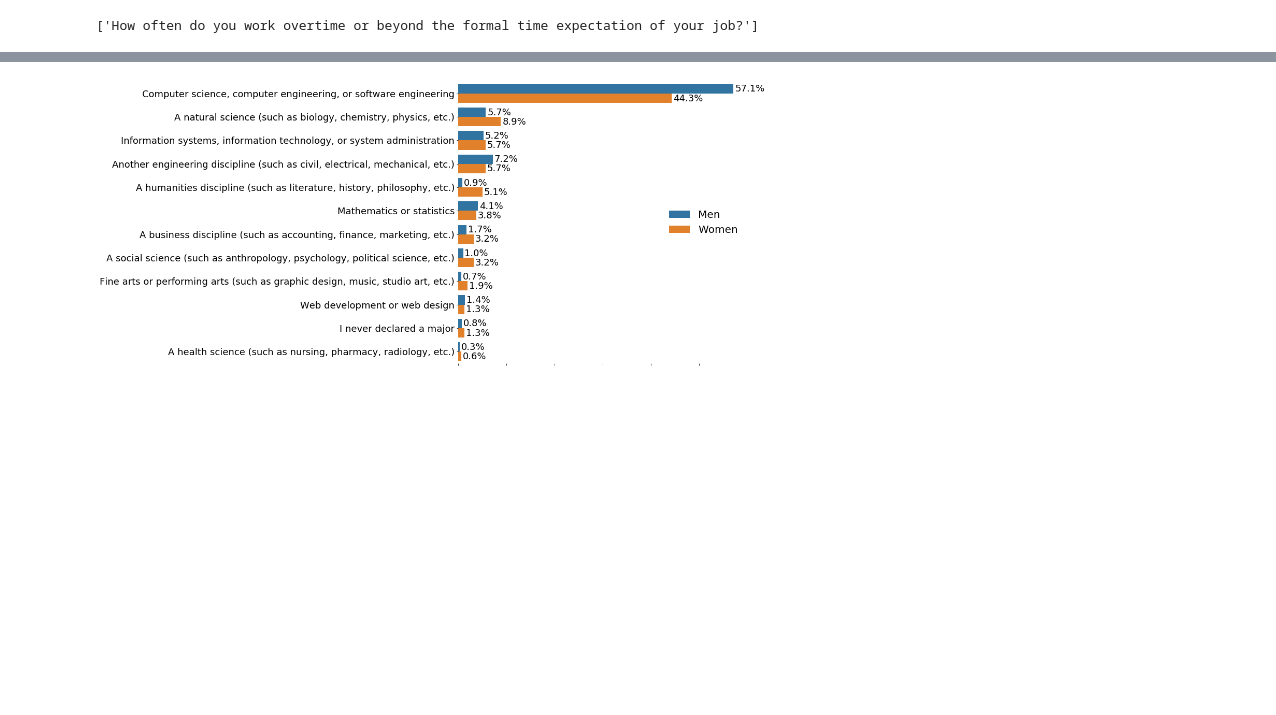
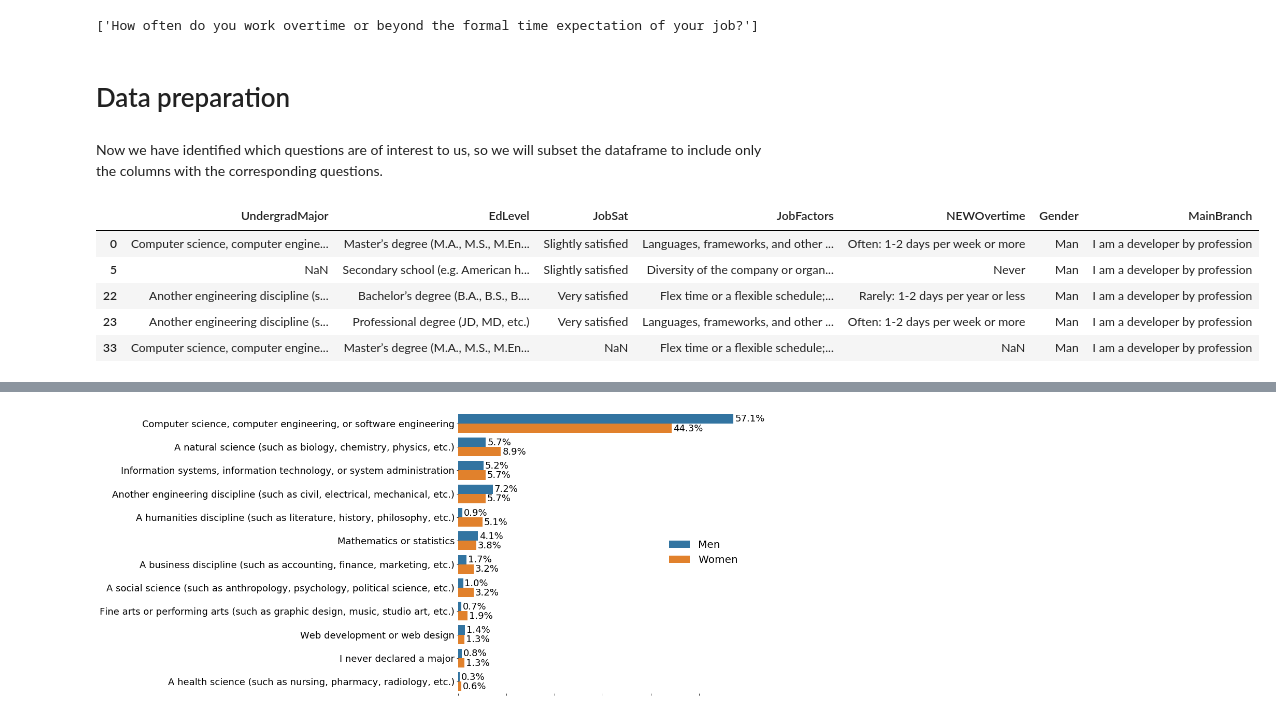
Before and after one commit to iris-theof/developers_survey, a Jupyter notebook: developers_insights.ipynb, the cells around one changed output, grey strips where cells are left out. Cells and saved outputs as stored; diff of their text form; code cells hidden in the pictures; blank space fills up the shorter version.

```diff
--- a/developers_insights.ipynb
+++ b/developers_insights.ipynb
@@ -150,3 +163,7 @@ list(df2[df2.Column == 'JobFactors']['QuestionText'])
 list(df2[df2.Column == 'NEWOvertime']['QuestionText'])
 # %% [output]
 ['How often do you work overtime or beyond the formal time expectation of your job?']
+# %% [markdown]
+# Data preparation
+# %% [markdown]
+Now we have identified which questions are of interest to us, so we will subset the dataframe to include only the columns with the corresponding questions.
@@ -152,0 +172,10 @@ list(df2[df2.Column == 'NEWOvertime']['QuestionText'])
+# %%
+df_new = df3[column_list]
+df_new.head()
+# %% [output]
+|  | UndergradMajor | EdLevel | JobSat | JobFactors | NEWOvertime | Gender | MainBranch |
+| 0 | Computer science, computer engine... | Master’s degree (M.A., M.S., M.En... | Slightly satisfied | Languages, frameworks, and other ... | Often: 1-2 days per week or more | Man | I am a developer by profession |
+| 5 | NaN | Secondary school (e.g. American h... | Slightly satisfied | Diversity of the company or organ... | Never | Man | I am a developer by profession |
+| 22 | Another engineering discipline (s... | Bachelor’s degree (B.A., B.S., B.... | Very satisfied | Flex time or a flexible schedule;... | Rarely: 1-2 days per year or less | Man | I am a developer by profession |
+| 23 | Another engineering discipline (s... | Professional degree (JD, MD, etc.) | Very satisfied | Languages, frameworks, and other ... | Often: 1-2 days per week or more | Man | I am a developer by profession |
+| 33 | Computer science, computer engine... | Master’s degree (M.A., M.S., M.En... | NaN | Flex time or a flexible schedule;... | NaN | Man | I am a developer by profession |
```
Also changed, not shown: parts of 29 cells of this notebook.
